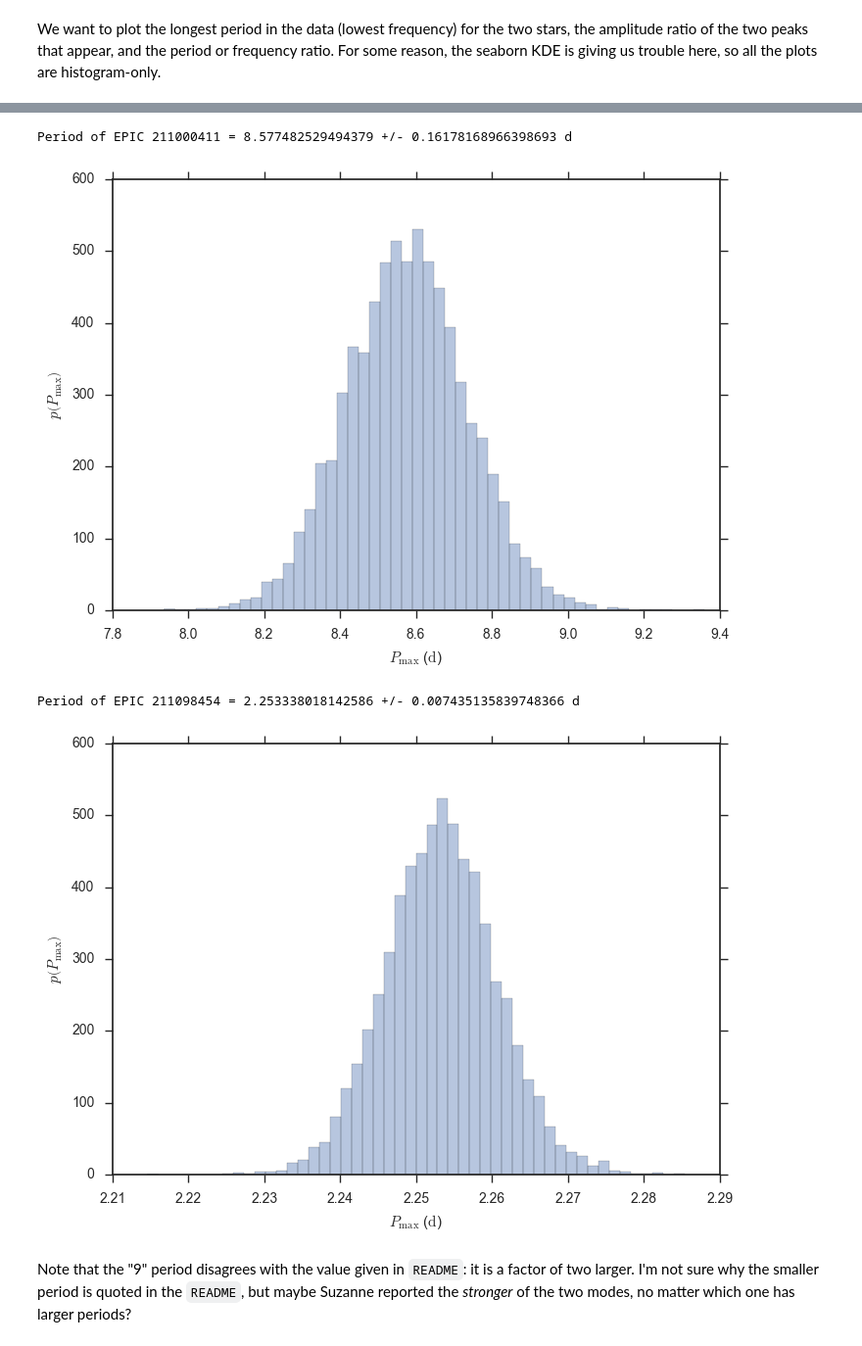
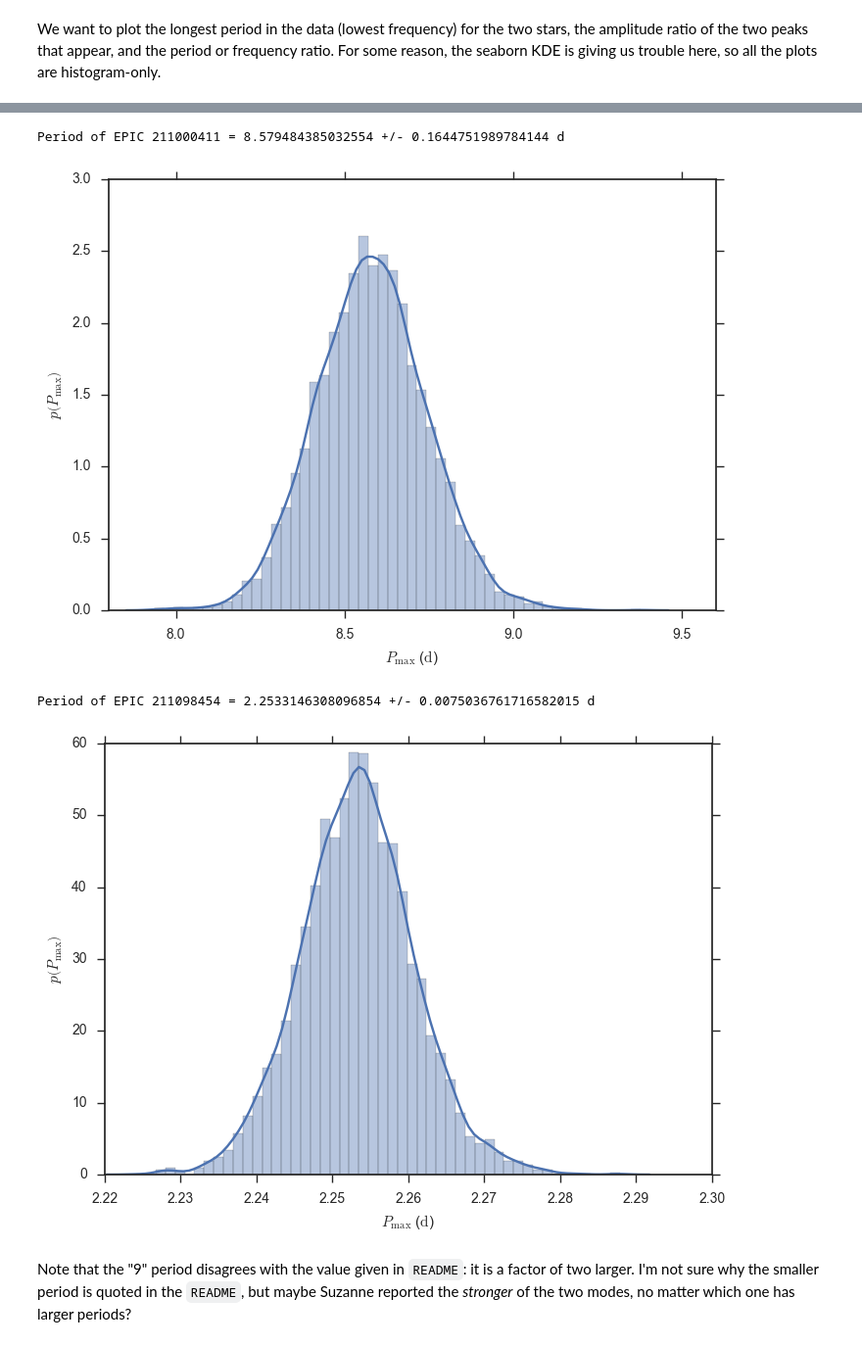
Before and after one commit to afcarl/PleiadesStars, a Jupyter notebook: CARMA.ipynb, the cells around one changed output, grey strips where cells are left out. Shown at 98% size. Drawn from its saved outputs; the diff is of its cells as text; code cells hidden in the pictures.

```diff
--- a/CARMA.ipynb
+++ b/CARMA.ipynb
@@ -180,19 +184,19 @@ Pmin9 = 1.0./fmax9
 # %%
-seaborn.distplot(Pmax0, kde=false) # Something weird about KDE range
+seaborn.distplot(Pmax0)
 xlabel(L"$P_\mathrm{max}$ ($\mathrm{d}$)")
 ylabel(L"$p\left( P_\mathrm{max}\right)$")
-println("Period of $name0 = $(mean(1.0./fmin0)) +/- $(std(1.0./fmin0)) d")
+println("Period of $name0 = $(mean(Pmax0)) +/- $(std(Pmax0)) d")
 # %% [output]
-Period of EPIC 211000411 = 8.577482529494379 +/- 0.16178168966398693 d
+Period of EPIC 211000411 = 8.579484385032554 +/- 0.1644751989784144 d
-[figure, old version]
+[figure, new version]
 # %%
-seaborn.distplot(Pmax9, kde=false) # Something weird about KDE range
+seaborn.distplot(Pmax9)
 xlabel(L"$P_\mathrm{max}$ ($\mathrm{d}$)")
 ylabel(L"$p\left( P_\mathrm{max}\right)$")
-println("Period of $name9 = $(mean(1.0./fmin9)) +/- $(std(1.0./fmin9)) d")
+println("Period of $name9 = $(mean(Pmax9)) +/- $(std(Pmax9)) d")
 # %% [output]
-Period of EPIC 211098454 = 2.253338018142586 +/- 0.007435135839748366 d
+Period of EPIC 211098454 = 2.2533146308096854 +/- 0.0075036761716582015 d
-[figure, old version]
+[figure, new version]
 # %% [markdown]
 Note that the "9" period disagrees with the value given in `README`: it is a factor of two larger.  I'm not sure why the smaller period is quoted in the `README`, but maybe Suzanne reported the *stronger* of the two modes, no matter which one has larger periods?
 # %% [markdown]
```
Also changed, not shown: parts of 19 cells of this notebook, 4 other files.
